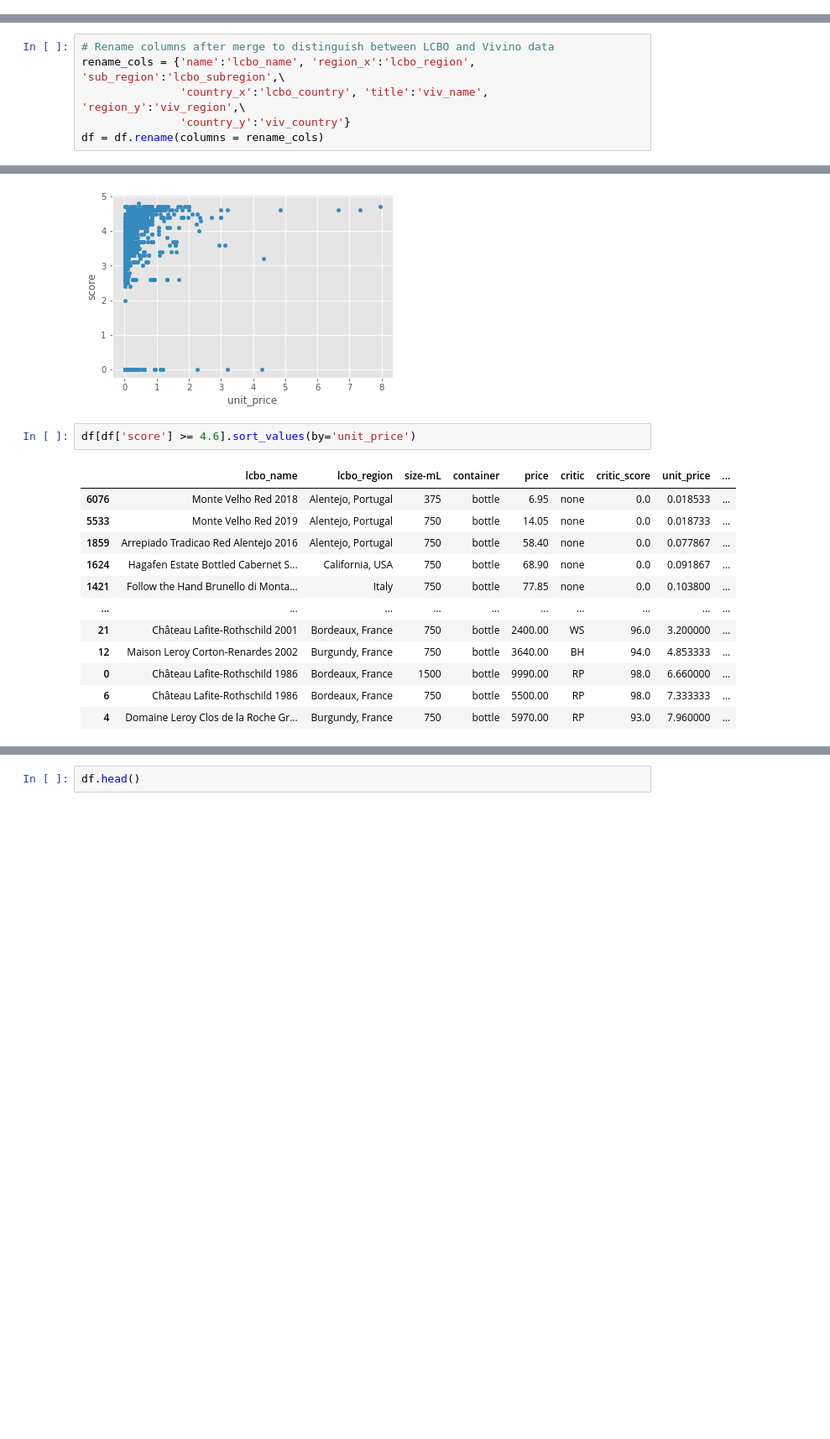
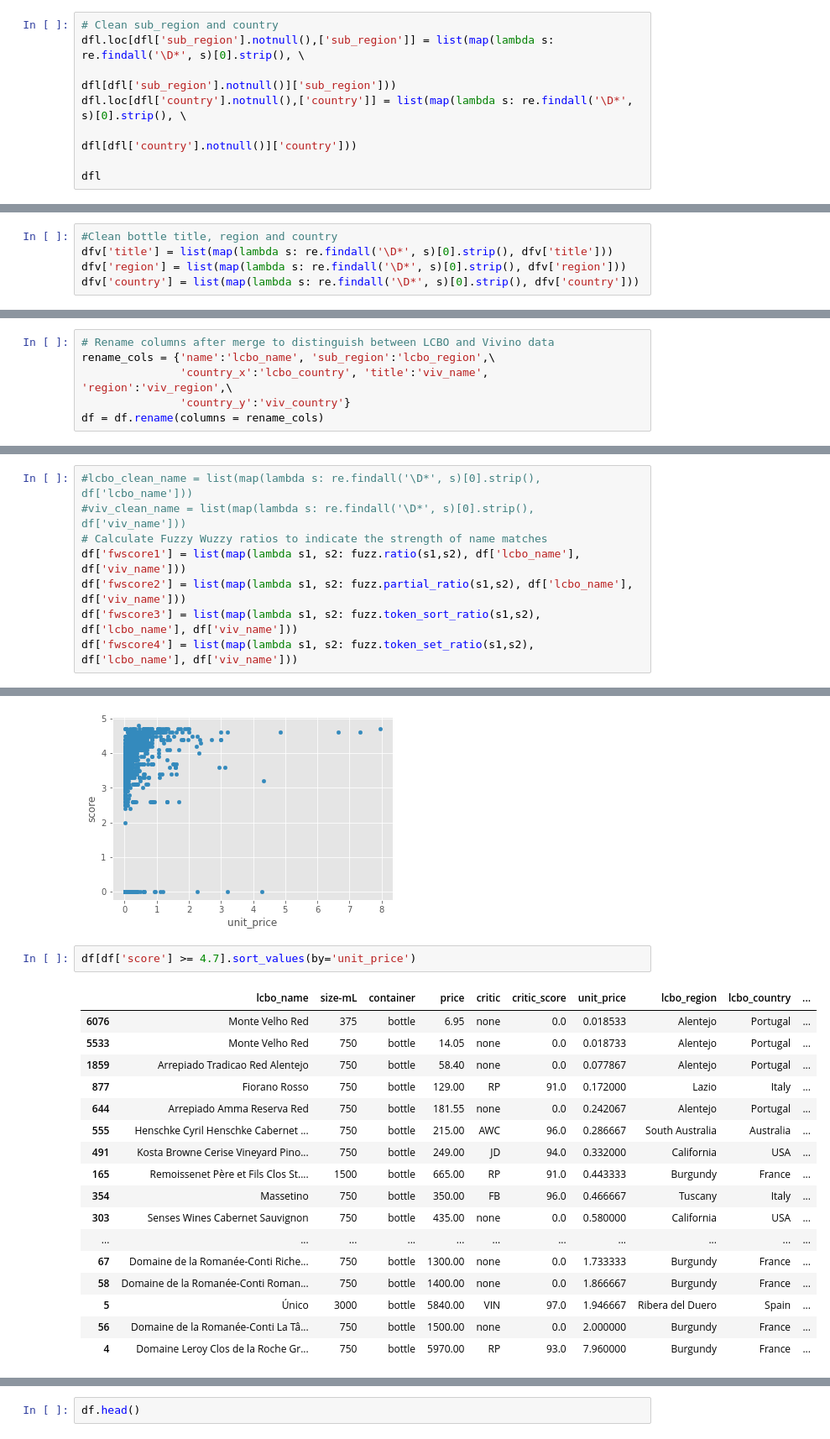
Before and after one commit to supasham/NYCDSA-WebscrapingProject, a Jupyter notebook: Analysis of LCBO and Vivino data.ipynb, the cells around one changed output, grey strips where cells are left out. Shown at 84% size. Cells and saved outputs as stored; diff of their text form; blank space fills up the shorter version.

```diff
--- a/Analysis of LCBO and Vivino data.ipynb
+++ b/Analysis of LCBO and Vivino data.ipynb
@@ -174,0 +198,8 @@ dfl[['sub_region','country']] = dfl.region.str.split(',',expand=True)
+# %%
+# Clean sub_region and country
+dfl.loc[dfl['sub_region'].notnull(),['sub_region']] = list(map(lambda s: re.findall('\D*', s)[0].strip(), \
+                                                               dfl[dfl['sub_region'].notnull()]['sub_region']))
+dfl.loc[dfl['country'].notnull(),['country']] = list(map(lambda s: re.findall('\D*', s)[0].strip(), \
+                                                         dfl[dfl['country'].notnull()]['country']))
+
+dfl
@@ -241,3 +300,8 @@ dfv.head()
 | 2 | Château Mouton Rothschild Aile d'... | Bordeaux | France | 4.2 | 3382 |
 | 3 | G.G. Ochsner Chateau Margaux Bord... | Médoc | France | 0.0 | 0 |
 | 4 | Leroy Clos de la Roche Grand Cru | Clos de la Roche Grand Cru | France | 4.7 | 205 |
+# %%
+#Clean bottle title, region and country
+dfv['title'] = list(map(lambda s: re.findall('\D*', s)[0].strip(), dfv['title']))
+dfv['region'] = list(map(lambda s: re.findall('\D*', s)[0].strip(), dfv['region']))
+dfv['country'] = list(map(lambda s: re.findall('\D*', s)[0].strip(), dfv['country']))
@@ -282,6 +343,6 @@ df.head()
 # %%
 # Rename columns after merge to distinguish between LCBO and Vivino data
-rename_cols = {'name':'lcbo_name', 'region_x':'lcbo_region', 'sub_region':'lcbo_subregion',\
-               'country_x':'lcbo_country', 'title':'viv_name', 'region_y':'viv_region',\
+rename_cols = {'name':'lcbo_name', 'sub_region':'lcbo_region',\
+               'country_x':'lcbo_country', 'title':'viv_name', 'region':'viv_region',\
                'country_y':'viv_country'}
 df = df.rename(columns = rename_cols)
@@ -288,3 +351,11 @@ df = df.rename(columns = rename_cols)
+# %%
+#lcbo_clean_name = list(map(lambda s: re.findall('\D*', s)[0].strip(), df['lcbo_name']))
+#viv_clean_name = list(map(lambda s: re.findall('\D*', s)[0].strip(), df['viv_name']))
+# Calculate Fuzzy Wuzzy ratios to indicate the strength of name matches
+df['fwscore1'] = list(map(lambda s1, s2: fuzz.ratio(s1,s2), df['lcbo_name'], df['viv_name']))
+df['fwscore2'] = list(map(lambda s1, s2: fuzz.partial_ratio(s1,s2), df['lcbo_name'], df['viv_name']))
+df['fwscore3'] = list(map(lambda s1, s2: fuzz.token_sort_ratio(s1,s2), df['lcbo_name'], df['viv_name']))
+df['fwscore4'] = list(map(lambda s1, s2: fuzz.token_set_ratio(s1,s2), df['lcbo_name'], df['viv_name']))
 # %%
 df.head()
 # %% [output]
@@ -301,17 +372,22 @@ df.plot(x='unit_price', y='score', kind='scatter')
 <matplotlib.axes._subplots.AxesSubplot at 0x...>
 [figure]
 # %%
-df[df['score'] >= 4.6].sort_values(by='unit_price')
+df[df['score'] >= 4.7].sort_values(by='unit_price')
 # %% [output]
-|  | lcbo_name | lcbo_region | size-mL | container | price | critic | critic_score | unit_price | ... |
-| 6076 | Monte Velho Red 2018 | Alentejo, Portugal | 375 | bottle | 6.95 | none | 0.0 | 0.018533 | ... |
-| 5533 | Monte Velho Red 2019 | Alentejo, Portugal | 750 | bottle | 14.05 | none | 0.0 | 0.018733 | ... |
-| 1859 | Arrepiado Tradicao Red Alentejo 2016 | Alentejo, Portugal | 750 | bottle | 58.40 | none | 0.0 | 0.077867 | ... |
-| 1624 | Hagafen Estate Bottled Cabernet S... | California, USA | 750 | bottle | 68.90 | none | 0.0 | 0.091867 | ... |
-| 1421 | Follow the Hand Brunello di Monta... | Italy | 750 | bottle | 77.85 | none | 0.0 | 0.103800 | ... |
-| ... | ... | ... | ... | ... | ... | ... | ... | ... | ... |
-| 21 | Château Lafite-Rothschild 2001 | Bordeaux, France | 750 | bottle | 2400.00 | WS | 96.0 | 3.200000 | ... |
-| 12 | Maison Leroy Corton-Renardes 2002 | Burgundy, France | 750 | bottle | 3640.00 | BH | 94.0 | 4.853333 | ... |
-| 0 | Château Lafite-Rothschild 1986 | Bordeaux, France | 1500 | bottle | 9990.00 | RP | 98.0 | 6.660000 | ... |
-| 6 | Château Lafite-Rothschild 1986 | Bordeaux, France | 750 | bottle | 5500.00 | RP | 98.0 | 7.333333 | ... |
-| 4 | Domaine Leroy Clos de la Roche Gr... | Burgundy, France | 750 | bottle | 5970.00 | RP | 93.0 | 7.960000 | ... |
+|  | lcbo_name | size-mL | container | price | critic | critic_score | unit_price | lcbo_region | lcbo_country | ... |
+| 6076 | Monte Velho Red | 375 | bottle | 6.95 | none | 0.0 | 0.018533 | Alentejo | Portugal | ... |
+| 5533 | Monte Velho Red | 750 | bottle | 14.05 | none | 0.0 | 0.018733 | Alentejo | Portugal | ... |
+| 1859 | Arrepiado Tradicao Red Alentejo | 750 | bottle | 58.40 | none | 0.0 | 0.077867 | Alentejo | Portugal | ... |
+| 877 | Fiorano Rosso | 750 | bottle | 129.00 | RP | 91.0 | 0.172000 | Lazio | Italy | ... |
+| 644 | Arrepiado Amma Reserva Red | 750 | bottle | 181.55 | none | 0.0 | 0.242067 | Alentejo | Portugal | ... |
+| 555 | Henschke Cyril Henschke Cabernet ... | 750 | bottle | 215.00 | AWC | 96.0 | 0.286667 | South Australia | Australia | ... |
+| 491 | Kosta Browne Cerise Vineyard Pino... | 750 | bottle | 249.00 | JD | 94.0 | 0.332000 | California | USA | ... |
+| 165 | Remoissenet Père et Fils Clos St.... | 1500 | bottle | 665.00 | RP | 91.0 | 0.443333 | Burgundy | France | ... |
+| 354 | Massetino | 750 | bottle | 350.00 | FB | 96.0 | 0.466667 | Tuscany | Italy | ... |
+| 303 | Senses Wines Cabernet Sauvignon | 750 | bottle | 435.00 | none | 0.0 | 0.580000 | California | USA | ... |
+| ... | ... | ... | ... | ... | ... | ... | ... | ... | ... | ... |
+| 67 | Domaine de la Romanée-Conti Riche... | 750 | bottle | 1300.00 | none | 0.0 | 1.733333 | Burgundy | France | ... |
+| 58 | Domaine de la Romanée-Conti Roman... | 750 | bottle | 1400.00 | none | 0.0 | 1.866667 | Burgundy | France | ... |
+| 5 | Único | 3000 | bottle | 5840.00 | VIN | 97.0 | 1.946667 | Ribera del Duero | Spain | ... |
+| 56 | Domaine de la Romanée-Conti La Tâ... | 750 | bottle | 1500.00 | none | 0.0 | 2.000000 | Burgundy | France | ... |
+| 4 | Domaine Leroy Clos de la Roche Gr... | 750 | bottle | 5970.00 | RP | 93.0 | 7.960000 | Burgundy | France | ... |
```
Also changed, not shown: parts of 21 cells of this notebook.
